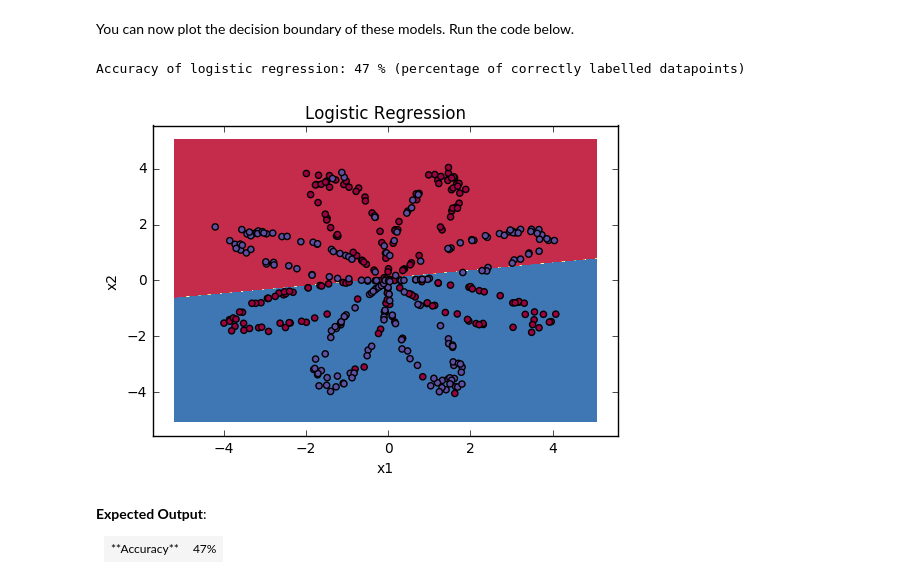
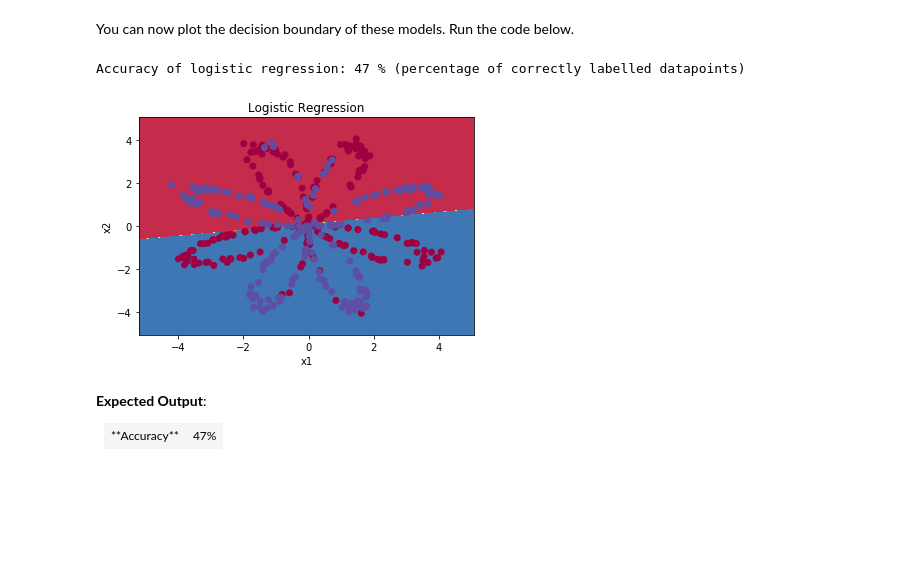
Before and after one commit to aspcompiler/deep-learning-coursera, a Jupyter notebook: 01-Neural-Networks-and-Deep-Learning/week3/Planar+data+classification+with+one+hidden+layer+v4.ipynb, the cells around one changed output. Saved outputs shown, nothing was run; the diff lists cells and outputs as text; code cells hidden in the pictures; blank space fills up the shorter version.

```diff
--- a/01-Neural-Networks-and-Deep-Learning/week3/Planar+data+classification+with+one+hidden+layer+v4.ipynb
+++ b/01-Neural-Networks-and-Deep-Learning/week3/Planar+data+classification+with+one+hidden+layer+v4.ipynb
@@ -95,21 +95,21 @@ Before building a full neural network, lets first see how logistic regression pe
 # %%
 # Train the logistic regression classifier
 clf = sklearn.linear_model.LogisticRegressionCV();
-clf.fit(X.T, Y.T);
+clf.fit(X.T, Y.T.ravel());
 # %% [markdown]
 You can now plot the decision boundary of these models. Run the code below.
 # %%
 # Plot the decision boundary for logistic regression
-plot_decision_boundary(lambda x: clf.predict(x), X, Y)
+plot_decision_boundary(lambda x: clf.predict(x), X, Y.ravel())
 plt.title("Logistic Regression")
 
 # Print accuracy
 LR_predictions = clf.predict(X.T)
 print ('Accuracy of logistic regression: %d ' % float((np.dot(Y,LR_predictions) + np.dot(1-Y,1-LR_predictions))/float(Y.size)*100) +
        '% ' + "(percentage of correctly labelled datapoints)")
 # %% [output]
 Accuracy of logistic regression: 47 % (percentage of correctly labelled datapoints)
-[figure, old version]
+[figure, new version]
 # %% [markdown]
 **Expected Output**:
 
```
Also changed, not shown: parts of 4 cells of this notebook, 7 other files.
